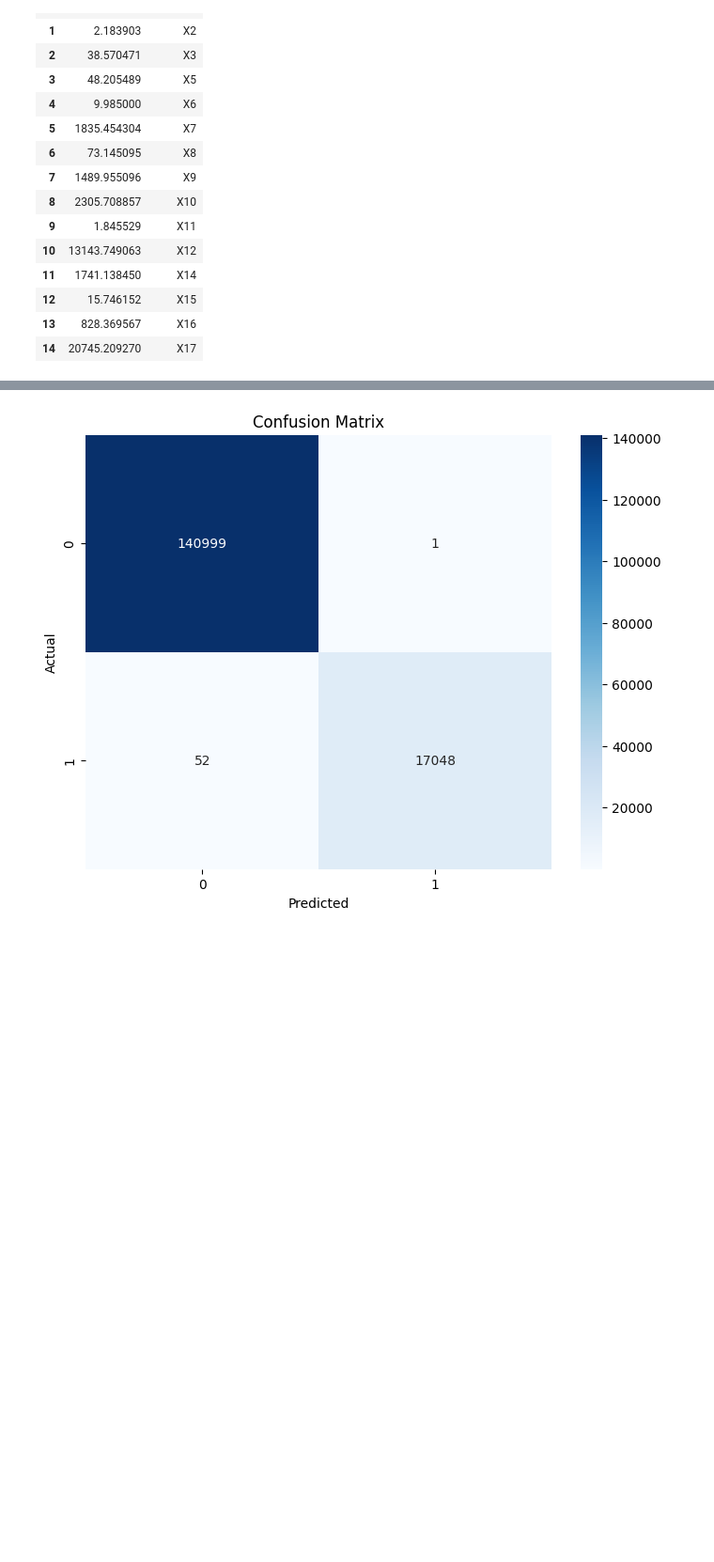
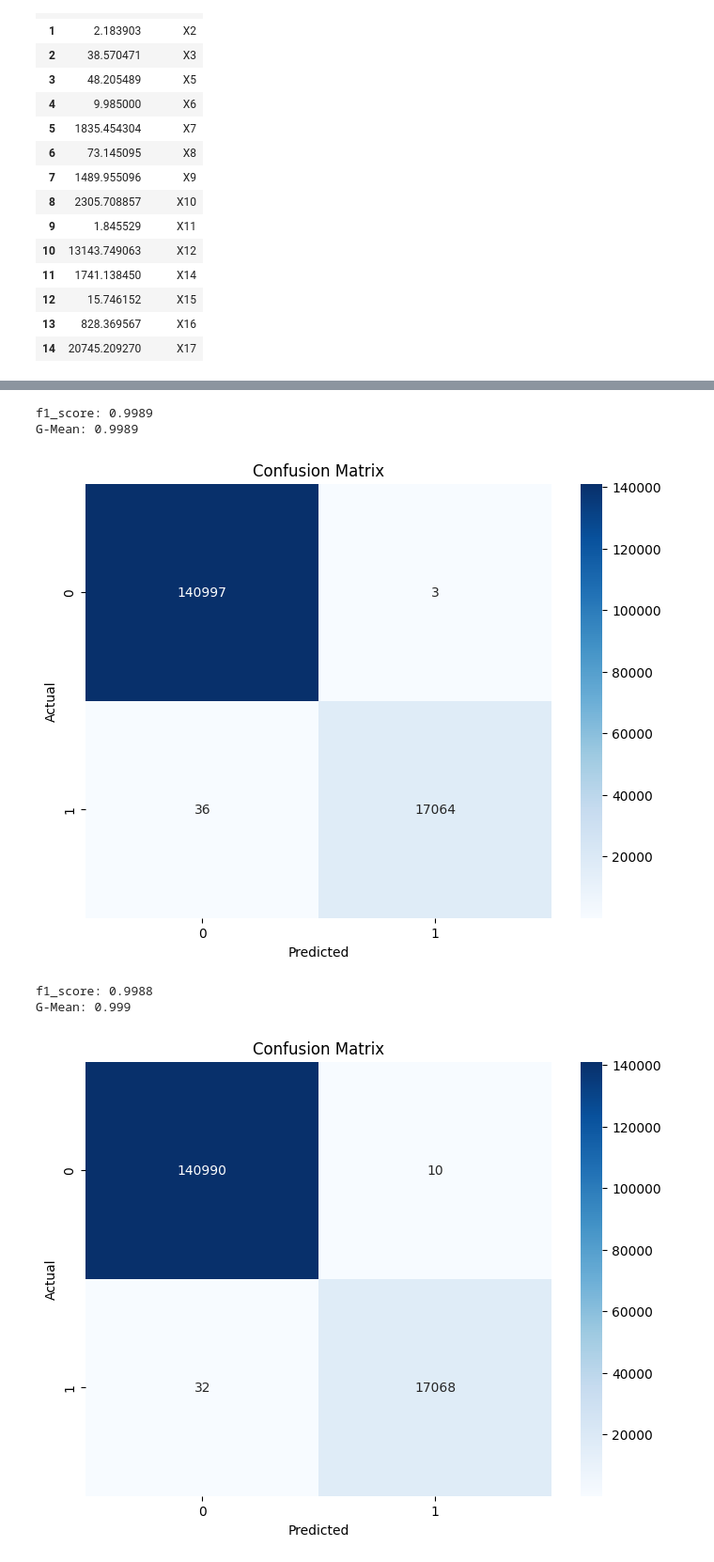
Before and after one commit to AhyeongJ/LS_Project1, a Jupyter notebook: project1.ipynb, the cells around one changed output, grey strips where cells are left out. Shown at 94% size. Saved outputs shown, nothing was run; the diff lists cells and outputs as text; code cells hidden in the pictures; blank space fills up the shorter version.

```diff
--- a/project1.ipynb
+++ b/project1.ipynb
@@ -221,6 +322,25 @@ weighted avg       1.00      1.00      1.00    158100
 # %%
+from sklearn.ensemble import RandomForestClassifier
+
+# 모델 훈련
+rf_model = RandomForestClassifier(random_state=4)
+rf_model.fit(X_resampled, y_resampled)
+
+# 예측 및 평가
+y_pred_rf = rf_model.predict(X_test)
+
+#f1_score
+from sklearn.metrics import f1_score
+f1 = f1_score(y_test, y_pred_rf)
+print(f"f1_score: {round(f1,4)}")
+
+# G-Mean
+from imblearn.metrics import geometric_mean_score
+g_mean = geometric_mean_score(y_test, y_pred_rf) # 예측값, 실제값
+print(f"G-Mean: {round(g_mean,4)}")
+
 # 혼동 행렬 시각화
-cm = confusion_matrix(y_test, y_pred)
+cm = confusion_matrix(y_test, y_pred_rf)
 plt.figure(figsize=(8, 6))
 sns.heatmap(cm, annot=True, fmt='d', cmap='Blues')
 plt.title('Confusion Matrix')
@@ -228,4 +348,38 @@ plt.ylabel('Actual')
 plt.xlabel('Predicted')
 plt.show()
 # %% [output]
+f1_score: 0.9989
+G-Mean: 0.9989
 [figure]
+# %%
+from xgboost import XGBClassifier
+from sklearn.metrics import accuracy_score, classification_report, confusion_matrix
+# XGBoost 분류 모델 생성
+xgb_model = XGBClassifier(random_state=4)
+xgb_model.fit(X_resampled, y_resampled)
+
+# 테스트 데이터에 대한 예측
+y_pred_xgb = xgb_model.predict(X_test)
+
+#f1_score
+from sklearn.metrics import f1_score
+f1 = f1_score(y_test, y_pred_xgb)
+print(f"f1_score: {round(f1,4)}")
+
+# G-Mean
+from imblearn.metrics import geometric_mean_score
+g_mean = geometric_mean_score(y_test, y_pred_xgb) # 예측값, 실제값
+print(f"G-Mean: {round(g_mean,4)}")
+
+# 혼동 행렬 시각화
+cm = confusion_matrix(y_test, y_pred_xgb)
+plt.figure(figsize=(8, 6))
+sns.heatmap(cm, annot=True, fmt='d', cmap='Blues')
+plt.title('Confusion Matrix')
+plt.ylabel('Actual')
+plt.xlabel('Predicted')
+plt.show()
+# %% [output]
+f1_score: 0.9988
+G-Mean: 0.999
+[figure, added]
```
Also changed, not shown: parts of 10 cells of this notebook.
